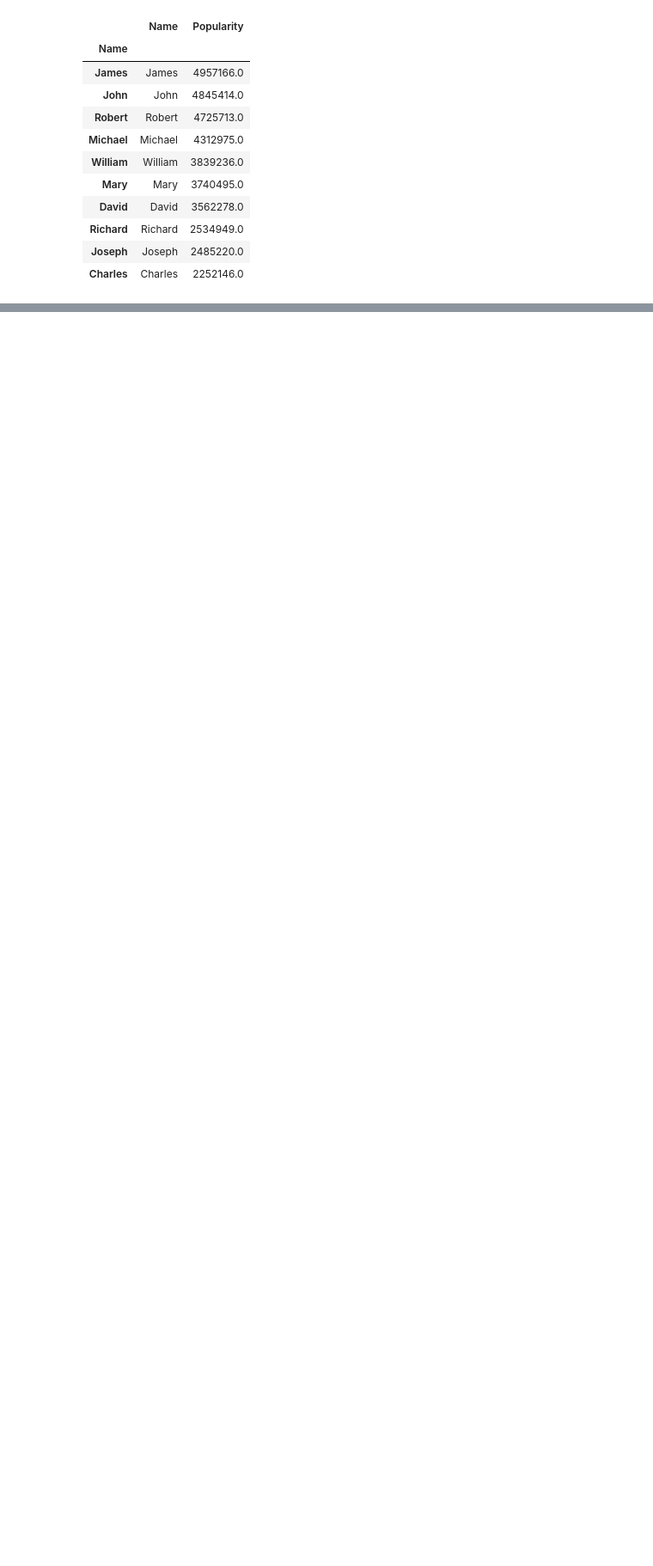
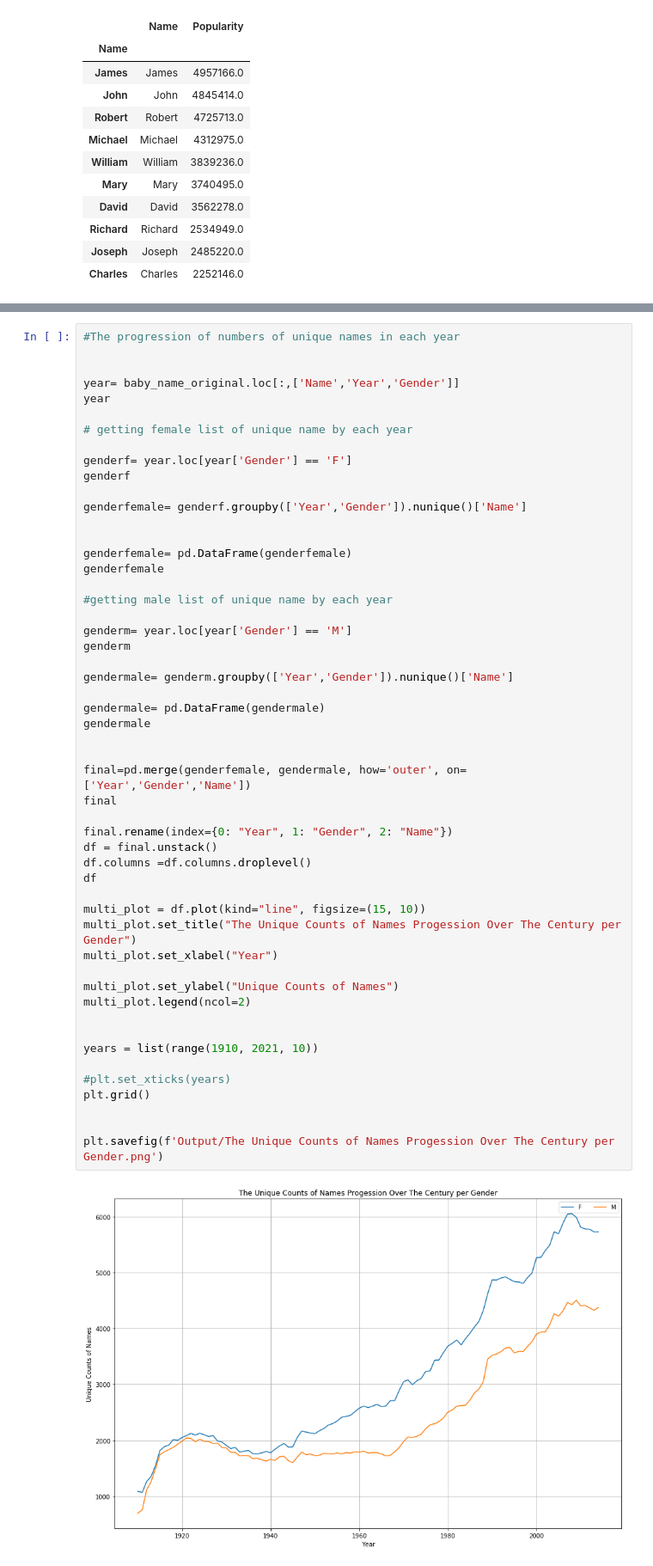
Before and after one commit to kekelee0714/BootcampProject, a Jupyter notebook: US Baby Names Presentation.ipynb, the cells around one changed output, grey strips where cells are left out. Shown at 86% size. Cells and saved outputs as stored; diff of their text form; blank space fills up the shorter version.

```diff
--- a/US Baby Names Presentation.ipynb
+++ b/US Baby Names Presentation.ipynb
@@ -218,0 +250,54 @@ TopName.head(10)
+# %%
+#The progression of numbers of unique names in each year
+
+
+year= baby_name_original.loc[:,['Name','Year','Gender']]
+year
+
+# getting female list of unique name by each year
+
+genderf= year.loc[year['Gender'] == 'F']
+genderf
+
+genderfemale= genderf.groupby(['Year','Gender']).nunique()['Name']
+
+
+genderfemale= pd.DataFrame(genderfemale)
+genderfemale
+
+#getting male list of unique name by each year
+
+genderm= year.loc[year['Gender'] == 'M']
+genderm
+
+gendermale= genderm.groupby(['Year','Gender']).nunique()['Name']
+
+gendermale= pd.DataFrame(gendermale)
+gendermale
+
+
+final=pd.merge(genderfemale, gendermale, how='outer', on=['Year','Gender','Name'])
+final
+
+final.rename(index={0: "Year", 1: "Gender", 2: "Name"})
+df = final.unstack()
+df.columns =df.columns.droplevel()
+df
+
+multi_plot = df.plot(kind="line", figsize=(15, 10))
+multi_plot.set_title("The Unique Counts of Names Progession Over The Century per Gender")
+multi_plot.set_xlabel("Year")
+
+multi_plot.set_ylabel("Unique Counts of Names")
+multi_plot.legend(ncol=2)
+
+
+years = list(range(1910, 2021, 10))
+
+#plt.set_xticks(years)
+plt.grid()
+
+
+plt.savefig(f'Output/The Unique Counts of Names Progession Over The Century per Gender.png')
+# %% [output]
+[figure, added]
```
Also changed, not shown: parts of 2 cells of this notebook, 4 other files.
